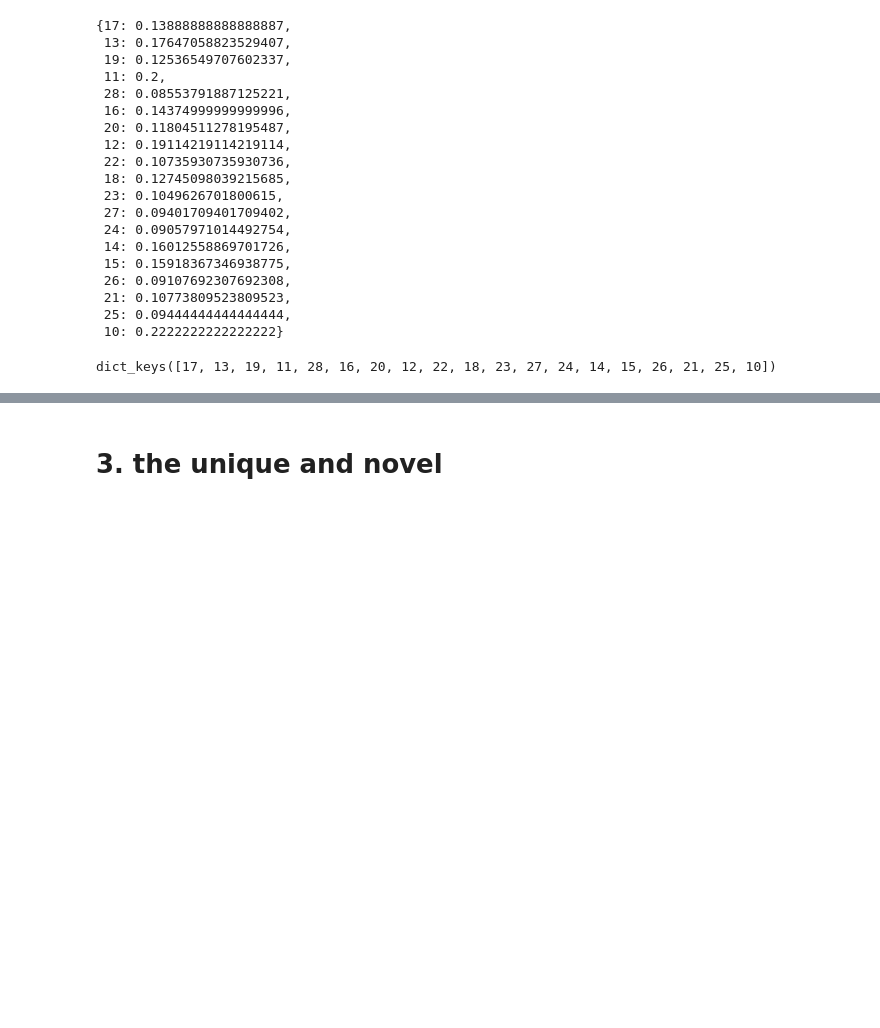
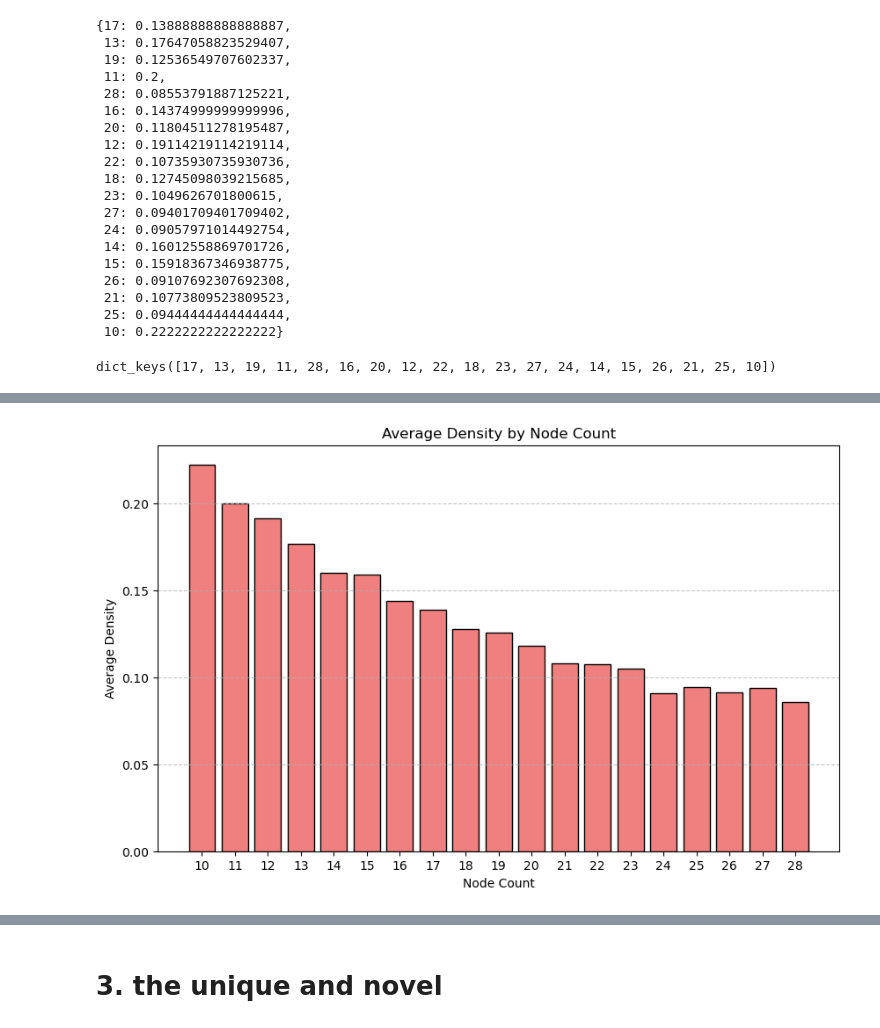
Before and after one commit to ibohaji/Advanced-ml-assignment-3, a Jupyter notebook: baseline.ipynb, the cells around one changed output, grey strips where cells are left out. Cells and saved outputs as stored; diff of their text form; code cells hidden in the pictures; blank space fills up the shorter version.

```diff
--- a/baseline.ipynb
+++ b/baseline.ipynb
@@ -132,0 +158,19 @@ dict_keys([17, 13, 19, 11, 28, 16, 20, 12, 22, 18, 23, 27, 24, 14, 15, 26, 21, 2
+# %%
+# Extract node counts and their corresponding average densities
+node_counts = list(avg_density.keys())
+densities = list(avg_density.values())
+
+# Plot the density values
+plt.figure(figsize=(10, 6))
+plt.bar(node_counts, densities, color='lightcoral', edgecolor='black')
+plt.xlabel("Node Count")
+plt.ylabel("Average Density")
+plt.title("Average Density by Node Count")
+plt.grid(axis='y', linestyle='--', alpha=0.7)
+
+# Set x-axis ticks to integers
+plt.xticks(range(min(node_counts), max(node_counts) +1))
+
+plt.show()
+# %% [output]
+[figure, added]
```
Also changed, not shown: parts of 11 cells of this notebook.
